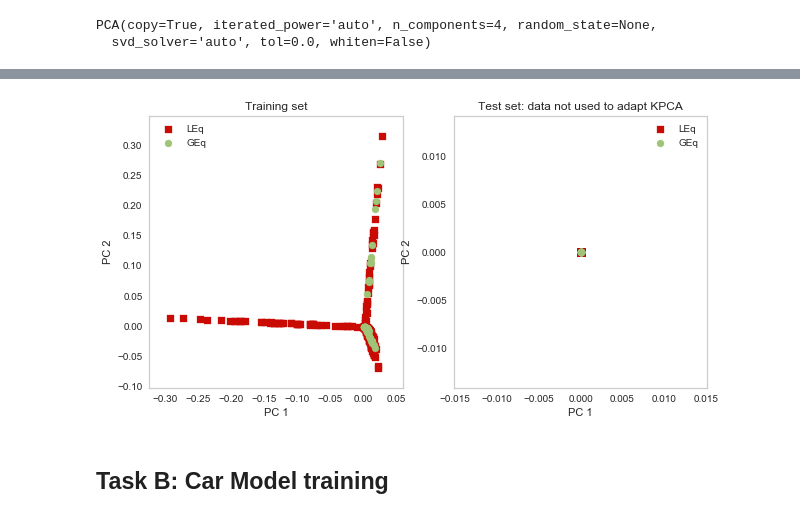
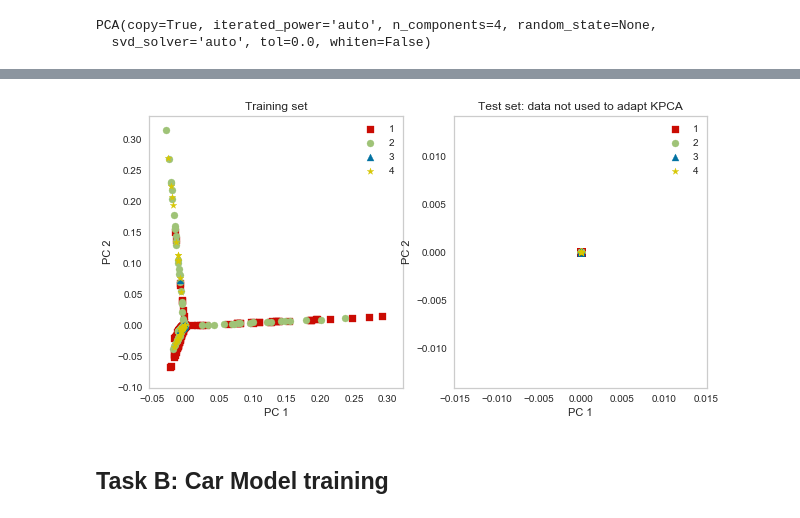
Before and after one commit to franciscommcunha/Data_Mining, a Jupyter notebook: scripts/Notebook1_separated.ipynb, the cells around one changed output, grey strips where cells are left out. Saved outputs shown, nothing was run; the diff lists cells and outputs as text; code cells hidden in the pictures.

```diff
--- a/scripts/Notebook1_separated.ipynb
+++ b/scripts/Notebook1_separated.ipynb
@@ -95,18 +115,3 @@ dataset_car.head()
 | 2 | 4 | 4 | 1 | 1 | 1 | 3 | 1 |
 | 3 | 4 | 4 | 1 | 1 | 2 | 1 | 1 |
 | 4 | 4 | 4 | 1 | 1 | 2 | 2 | 1 |
-# %%
-'''
-#https://www.kaggle.com/behzadmehmood82/classification?fbclid=IwAR1XUBK2puSh0zeepES3vx6FQT05VVXYi17pVBTpHaB5bqdwuTlD01WYSEM
-#SEGUNDO ESTE LINK É ASSIM QUE SE FAZ O MAPEAMENTO
-
-cleanup_nums = {"class values": {"unacc": 4, "acc": 3,'good': 2,'vgood':1}}
-dataset_car.replace(cleanup_nums,inplace = True)
-
-Y_car = dataset_car['class values']
-dataset_car.drop( ['class values'],axis = 1,inplace = True)
-Y_car.head()
-
-X_car = pd.get_dummies(dataset_car)
-X_car.head()
-'''
@@ -395,41 +464,57 @@ plt.show()
 # %%
-
 plt.rcParams.update({'font.size': 10})
 fig, axes = plt.subplots(nrows=1, ncols=2, figsize=(10,5))
 axes = axes.ravel()
+
 ax = axes[0]
 ax.figure
-inx=(Y_car_train <= 2) # 1, 2
+#inx=(Y_car_train <= 2) # 1, 2
+inx=(Y_car_train == 1) # 1
 inx=inx.ravel()
-ax.scatter(X_skpca_car[inx,0],X_skpca_car[inx,1],marker='s',color='r',label='LEq') # Less or Equal
+ax.scatter(X_skpca_car[inx,0],X_skpca_car[inx,1],marker='s',color='r',label='1') # Less or Equal
+#inx=(Y_car_train >= 3) # 3, 4
+inx=(Y_car_train == 2) # 2
+inx=inx.ravel()
+ax.scatter(X_skpca_car[inx,0],X_skpca_car[inx,1],marker='o',color='g',label='2') # Great or Equal
+inx=(Y_car_train == 3) # 3
+inx=inx.ravel()
+ax.scatter(X_skpca_car[inx,0],X_skpca_car[inx,1],marker='^',color='b',label='3') # Great or Equal
+inx=(Y_car_train == 4) # 4
+inx=inx.ravel()
+ax.scatter(X_skpca_car[inx,0],X_skpca_car[inx,1],marker='*',color='y',label='4') # Great or Equal
 
-inx=(Y_car_train >= 3) # 3, 4
-inx=inx.ravel()
-ax.scatter(X_skpca_car[inx,0],X_skpca_car[inx,1],marker='o',color='g',label='GEq') # Great or Equal
 ax.set_title("Training set")
 ax.set_xlabel('PC 1')
 ax.set_ylabel('PC 2')
 ax.legend()
 ax.grid()
 
 ax = axes[1]
 ax.figure
-inx=(Y_car_test <= 2) # 1, 2
+#inx=(Y_car_test <= 2) # 1, 2
+inx=(Y_car_test == 1) # 1, 2
 inx=inx.ravel()
-ax.scatter(X_car_test_kpca[inx,0],X_car_test_kpca[inx,1],marker='s',color='r',label='LEq')
-inx=(Y_car_test >= 3) # 3, 4
+ax.scatter(X_car_test_kpca[inx,0],X_car_test_kpca[inx,1],marker='s',color='r',label='1')
+#inx=(Y_car_test >= 3) # 3, 4
+inx=(Y_car_test == 2) # 3, 4
 inx=inx.ravel()
-ax.scatter(X_car_test_kpca[inx,0],X_car_test_kpca[inx,1],marker='o',color='g',label='GEq')
+ax.scatter(X_car_test_kpca[inx,0],X_car_test_kpca[inx,1],marker='o',color='g',label='2')
+inx=(Y_car_test == 3) # 3, 4
+inx=inx.ravel()
+ax.scatter(X_car_test_kpca[inx,0],X_car_test_kpca[inx,1],marker='^',color='b',label='3')
+inx=(Y_car_test != 4) # 3, 4
+inx=inx.ravel()
+ax.scatter(X_car_test_kpca[inx,0],X_car_test_kpca[inx,1],marker='*',color='y',label='4')
 
 ax.set_title("Test set: data not used to adapt KPCA")
 
 ax.legend()
 ax.grid()
 plt.xlabel('PC 1')
 plt.ylabel('PC 2')
 plt.show()
 # %% [output]
-[figure, old version]
+[figure, new version]
 # %% [markdown]
 ## Task B: Car Model training
 # %% [markdown]
```
Also changed, not shown: parts of 130 cells of this notebook.
